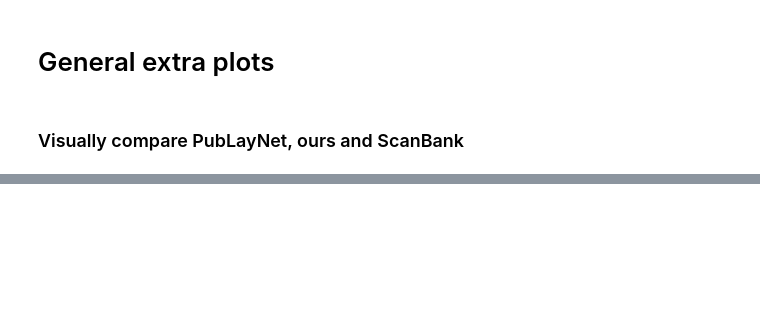
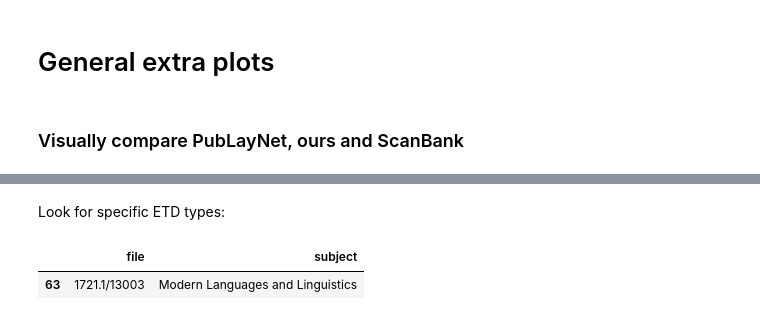
Before and after one commit to ReadingTimeMachine/digitization_at_high_localization, a Jupyter notebook: extra_plots.ipynb, the cells around one changed output, grey strips where cells are left out. Cells and saved outputs as stored; diff of their text form; code cells hidden in the pictures; blank space fills up the shorter version.

```diff
--- a/extra_plots.ipynb
+++ b/extra_plots.ipynb
@@ -29,0 +113,8 @@ NameError: name 'dirs' is not defined
+# %% [markdown]
+Look for specific ETD types:
+# %%
+msub = metadata.loc[metadata['subject'] == 'Modern Languages and Linguistics']
+msub
+# %% [output]
+|  | file | subject |
+| 63 | 1721.1/13003 | Modern Languages and Linguistics |
```
Also changed, not shown: parts of 15 cells of this notebook, 6 other files.
